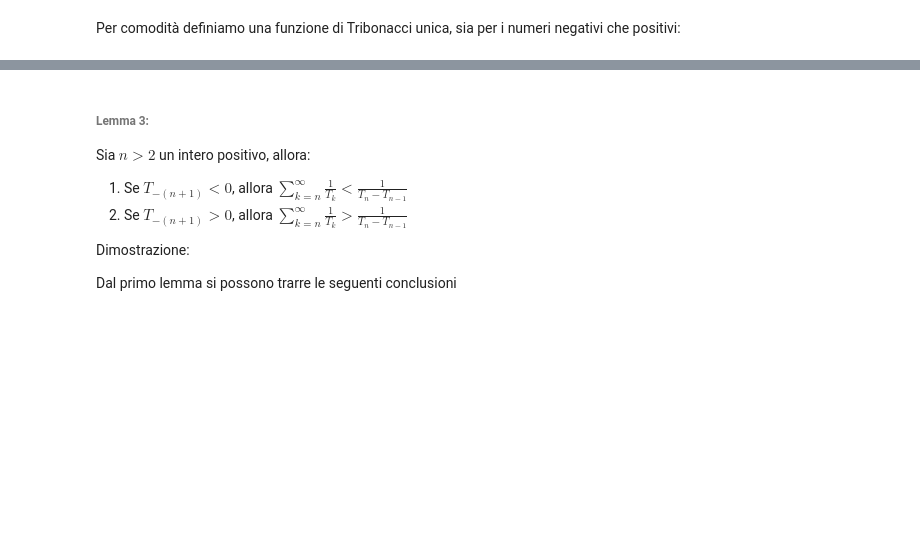
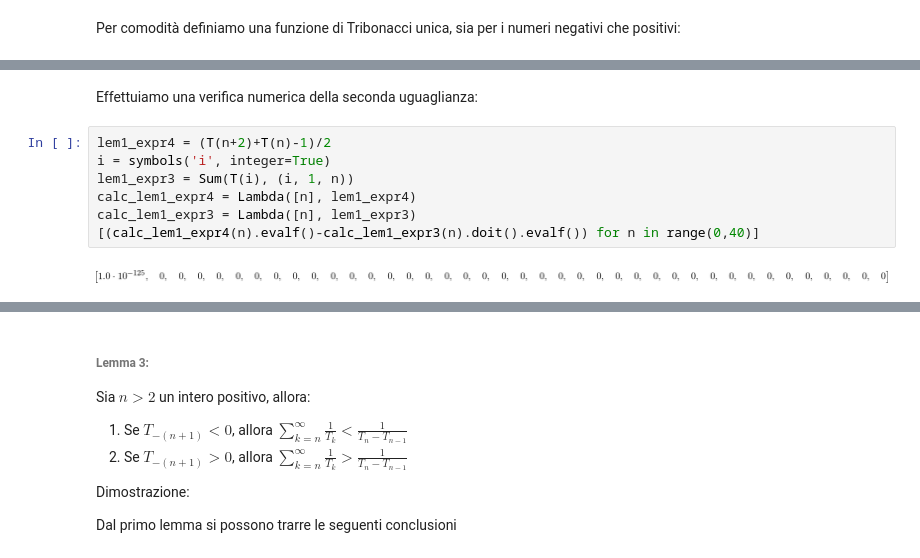
Before and after one commit to iskorini/PAA-Project, a Jupyter notebook: Notebook.ipynb, the cells around one changed output, grey strips where cells are left out. Drawn from its saved outputs; the diff is of its cells as text; blank space fills up the shorter version.

```diff
--- a/Notebook.ipynb
+++ b/Notebook.ipynb
@@ -107,0 +116,11 @@ Dimostrazione:
+# %% [markdown]
+Effettuiamo una verifica numerica della seconda uguaglianza:
+# %%
+lem1_expr4 = (T(n+2)+T(n)-1)/2
+i = symbols('i', integer=True)
+lem1_expr3 = Sum(T(i), (i, 1, n))
+calc_lem1_expr4 = Lambda([n], lem1_expr4)
+calc_lem1_expr3 = Lambda([n], lem1_expr3)
+[(calc_lem1_expr4(n).evalf()-calc_lem1_expr3(n).doit().evalf()) for n in range(0,40)]
+# %% [output]
+[figure, added]
```
Also changed, not shown: parts of 23 cells of this notebook.
